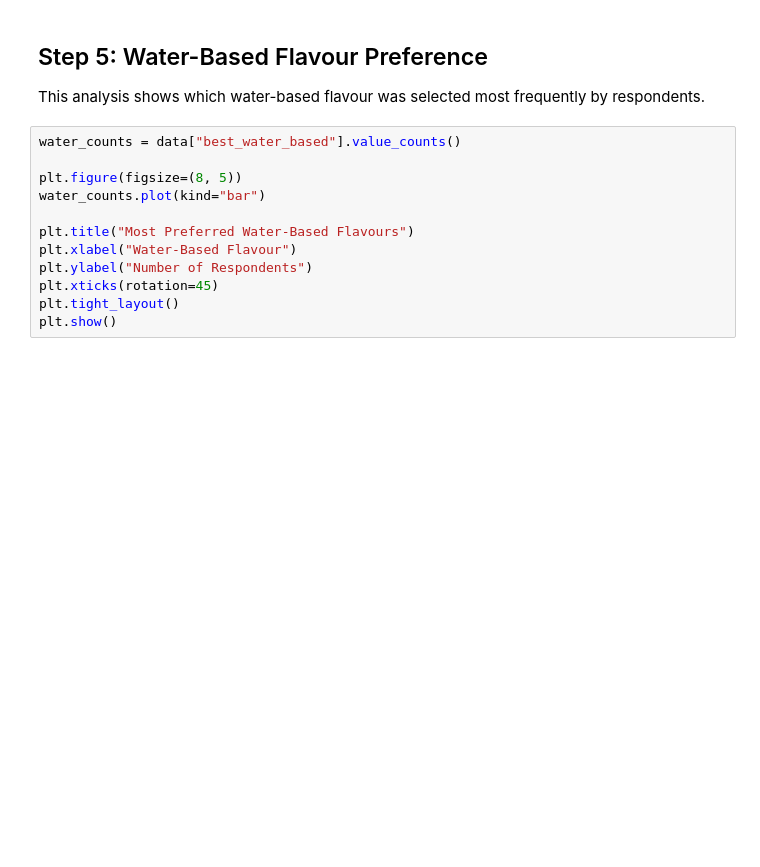
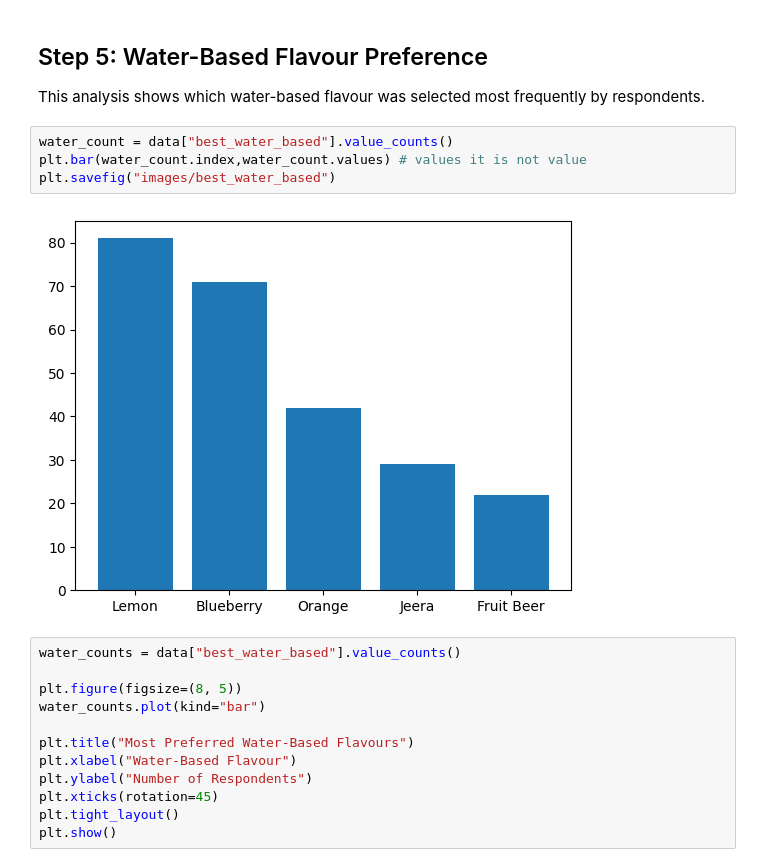
Before and after one commit to Anshgallery/NIFTEM_OBL_ANALYSIS, a Jupyter notebook: app.ipynb, the cells around one changed output. Drawn from its saved outputs; the diff is of its cells as text; blank space fills up the shorter version.

```diff
--- a/app.ipynb
+++ b/app.ipynb
@@ -196,6 +207,12 @@ Mango received the highest preference among milk-based flavours, followed by But
 ## Step 5: Water-Based Flavour Preference
 
 This analysis shows which water-based flavour was selected most frequently by respondents.
+# %%
+water_count = data["best_water_based"].value_counts()
+plt.bar(water_count.index,water_count.values) # values it is not value
+plt.savefig("images/best_water_based")
+# %% [output]
+[figure, added]
 # %%
 water_counts = data["best_water_based"].value_counts()
 
```
Also changed, not shown: parts of 12 cells of this notebook, 14 other files.
